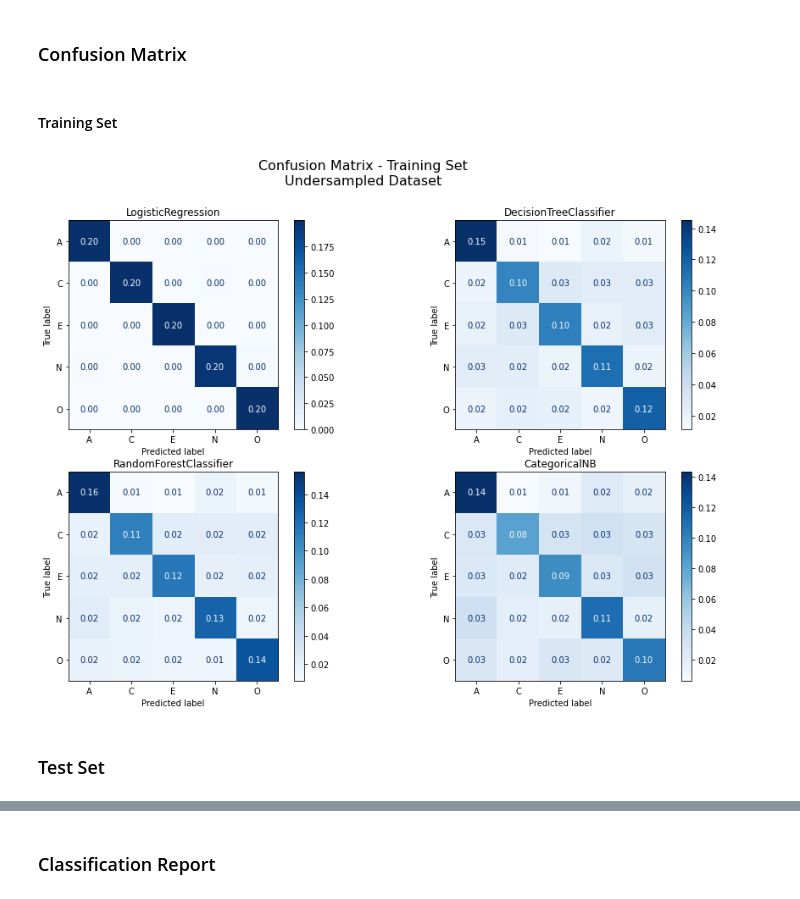
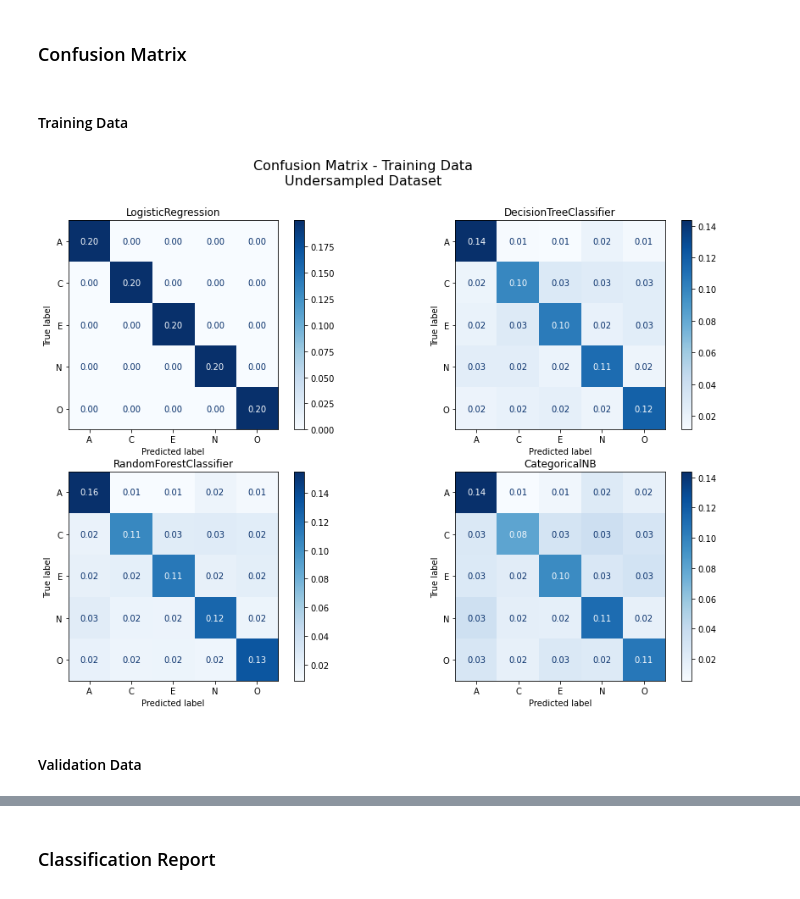
Before and after one commit to UNSpecializationAI/BigFivePersonality, a Jupyter notebook: Big-Five Factor Markers.ipynb, the cells around one changed output, grey strips where cells are left out. Cells and saved outputs as stored; diff of their text form; code cells hidden in the pictures.

```diff
--- a/Big-Five Factor Markers.ipynb
+++ b/Big-Five Factor Markers.ipynb
@@ -530,7 +542,8 @@ models[str(type(logistic).__name__)] = logistic
 # %% [markdown]
 ### Decision Tree Classifier
 # %%
+%%time
 tree = DecisionTreeClassifier(random_state = 0, max_depth = 30, criterion = "gini", max_features = 50,
                               min_samples_leaf = 45, min_samples_split = 45, ccp_alpha = 0.000001)
 tree.fit(X_train,y_train)
-models[str(type(tree).__name__)] = tree
+models_us[str(type(tree).__name__)] = tree
@@ -537,7 +553,9 @@ models[str(type(tree).__name__)] = tree
 # %% [markdown]
 ### Random Forest
 # %%
+%%time
 randomf = RandomForestClassifier(random_state = 0, bootstrap = True,   criterion = "gini", min_samples_leaf = 45,
-                                 max_features = 50, max_depth = 30,min_samples_split = 45, n_estimators = 40)
+                                 max_features = 50, max_depth = 30,min_samples_split = 45, n_estimators = 40,
+                                 n_jobs = -1)
 randomf.fit(X_train,y_train)
-models[str(type(randomf).__name__)] = randomf
+models_us[str(type(randomf).__name__)] = randomf
@@ -544,6 +565,7 @@ models[str(type(randomf).__name__)] = randomf
 # %% [markdown]
 ### Bayes Classifier
 # %%
+%%time
 bayes = CategoricalNB()
 bayes.fit(X_train, y_train)
-models[str(type(bayes).__name__)] = bayes
+models_us[str(type(bayes).__name__)] = bayes
@@ -566,7 +591,7 @@ def plot_conf_mat(models,X,y,label):
                               cmap='Blues',
                               normalize= 'all',
                               values_format = '.2f',
-                              display_labels=list(le.classes_))
+                              display_labels=list(estimator.classes_))
         ax.title.set_text(type(estimator).__name__)
         ax.set_xlabel('Predicted label')
         ax.set_ylabel('True label')
@@ -709,11 +734,11 @@ def pr_roc_curves_multiclass(estimator,X,y,label = None):
 # %% [markdown]
 ### Confusion Matrix
 # %% [markdown]
-#### Training Set
+#### Training Data
 # %%
-plot_conf_mat(models,X_train,y_train,label='Training Set\nUndersampled Dataset')
+plot_conf_mat(models_us,X_train,y_train,label='Training Data\nUndersampled Dataset')
 # %% [output]
-[figure, old version]
+[figure, new version]
-# %% [markdown]
-### Test Set
+# %% [markdown]
+#### Validation Data
 # %%
```
Also changed, not shown: parts of 74 cells of this notebook, 2 other files.
